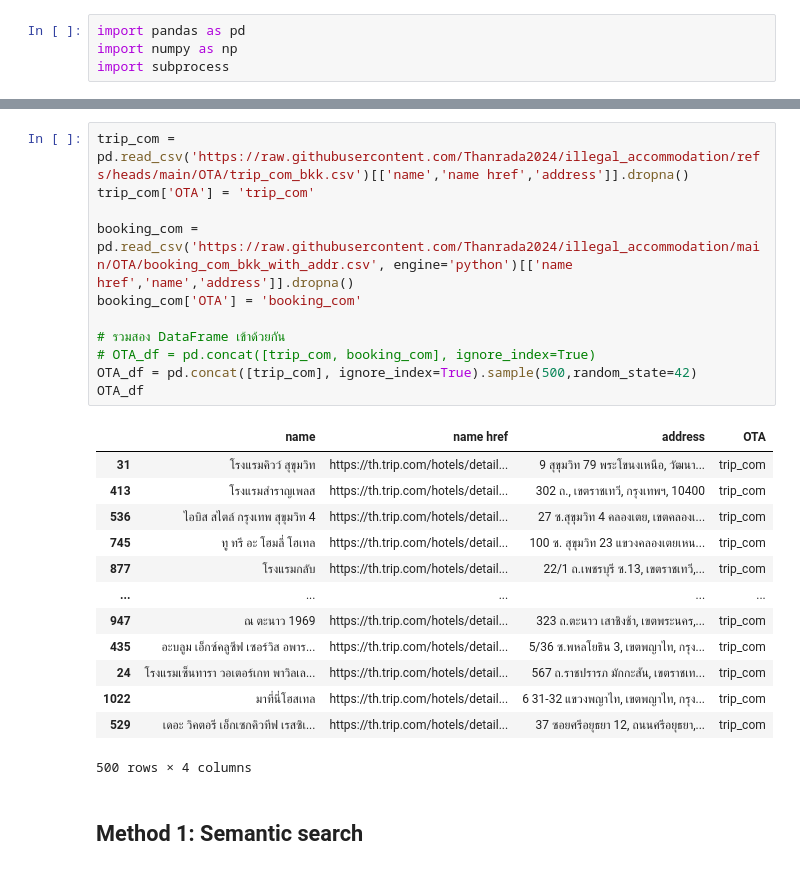
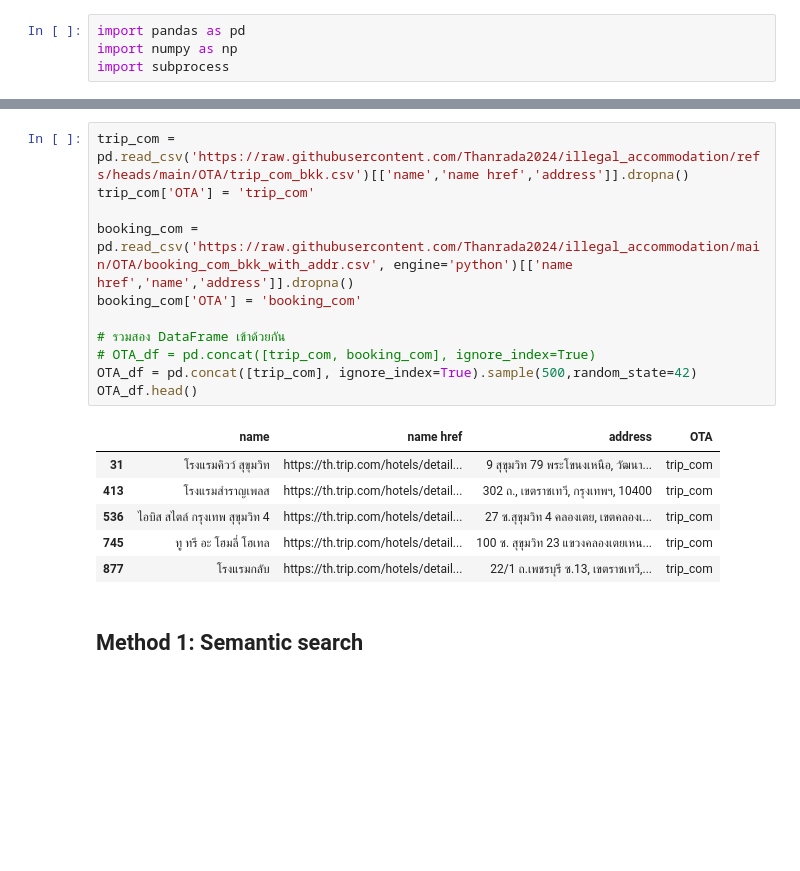
Before and after one commit to Thanrada2024/illegal_accommodation, a Jupyter notebook: DS_task.ipynb, the cells around one changed output, grey strips where cells are left out. Cells and saved outputs as stored; diff of their text form; blank space fills up the shorter version.

```diff
--- a/DS_task.ipynb
+++ b/DS_task.ipynb
@@ -28,28 +21,21 @@ hotel
 # %%
 trip_com = pd.read_csv('https://raw.githubusercontent.com/Thanrada2024/illegal_accommodation/refs/heads/main/OTA/trip_com_bkk.csv')[['name','name href','address']].dropna()
 trip_com['OTA'] = 'trip_com'
 
 booking_com = pd.read_csv('https://raw.githubusercontent.com/Thanrada2024/illegal_accommodation/main/OTA/booking_com_bkk_with_addr.csv', engine='python')[['name href','name','address']].dropna()
 booking_com['OTA'] = 'booking_com'
 
 # รวมสอง DataFrame เข้าด้วยกัน
 # OTA_df = pd.concat([trip_com, booking_com], ignore_index=True)
 OTA_df = pd.concat([trip_com], ignore_index=True).sample(500,random_state=42)
-OTA_df
+OTA_df.head()
 # %% [output]
 |  | name | name href | address | OTA |
 | 31 | โรงแรมคิวว์ สุขุมวิท | https://th.trip.com/hotels/detail... | 9 สุขุมวิท 79 พระโขนงเหนือ, วัฒนา... | trip_com |
 | 413 | โรงแรมสำราญเพลส | https://th.trip.com/hotels/detail... | 302 ถ., เขตราชเทวี, กรุงเทพฯ, 10400 | trip_com |
 | 536 | ไอบิส สไตล์ กรุงเทพ สุขุมวิท 4 | https://th.trip.com/hotels/detail... | 27 ซ.สุขุมวิท 4 คลองเตย, เขตคลองเ... | trip_com |
 | 745 | ทู ทรี อะ โฮมลี่ โฮเทล | https://th.trip.com/hotels/detail... | 100 ซ. สุขุมวิท 23 แขวงคลองเตยเหน... | trip_com |
 | 877 | โรงแรมกลับ | https://th.trip.com/hotels/detail... | 22/1 ถ.เพชรบุรี ซ.13, เขตราชเทวี,... | trip_com |
-| ... | ... | ... | ... | ... |
-| 947 | ณ ตะนาว 1969 | https://th.trip.com/hotels/detail... | 323 ถ.ตะนาว เสาชิงช้า, เขตพระนคร,... | trip_com |
-| 435 | อะบลูม เอ็กซ์คลูซีฟ เซอร์วิส อพาร... | https://th.trip.com/hotels/detail... | 5/36 ซ.พหลโยธิน 3, เขตพญาไท, กรุง... | trip_com |
-| 24 | โรงแรมเซ็นทารา วอเตอร์เกท พาวิลเล... | https://th.trip.com/hotels/detail... | 567 ถ.ราชปรารภ มักกะสัน, เขตราชเท... | trip_com |
-| 1022 | มาที่นี่โฮสเทล | https://th.trip.com/hotels/detail... | 6 31-32 แขวงพญาไท, เขตพญาไท, กรุง... | trip_com |
-| 529 | เดอะ วิคตอรี เอ็กเซกคิวทีฟ เรสซิเ... | https://th.trip.com/hotels/detail... | 37 ซอยศรีอยุธยา 12, ถนนศรีอยุธยา,... | trip_com |
-500 rows × 4 columns
 # %% [markdown]
 ## Method 1: Semantic search
 # %% [markdown]
```
Also changed, not shown: parts of 12 cells of this notebook.
